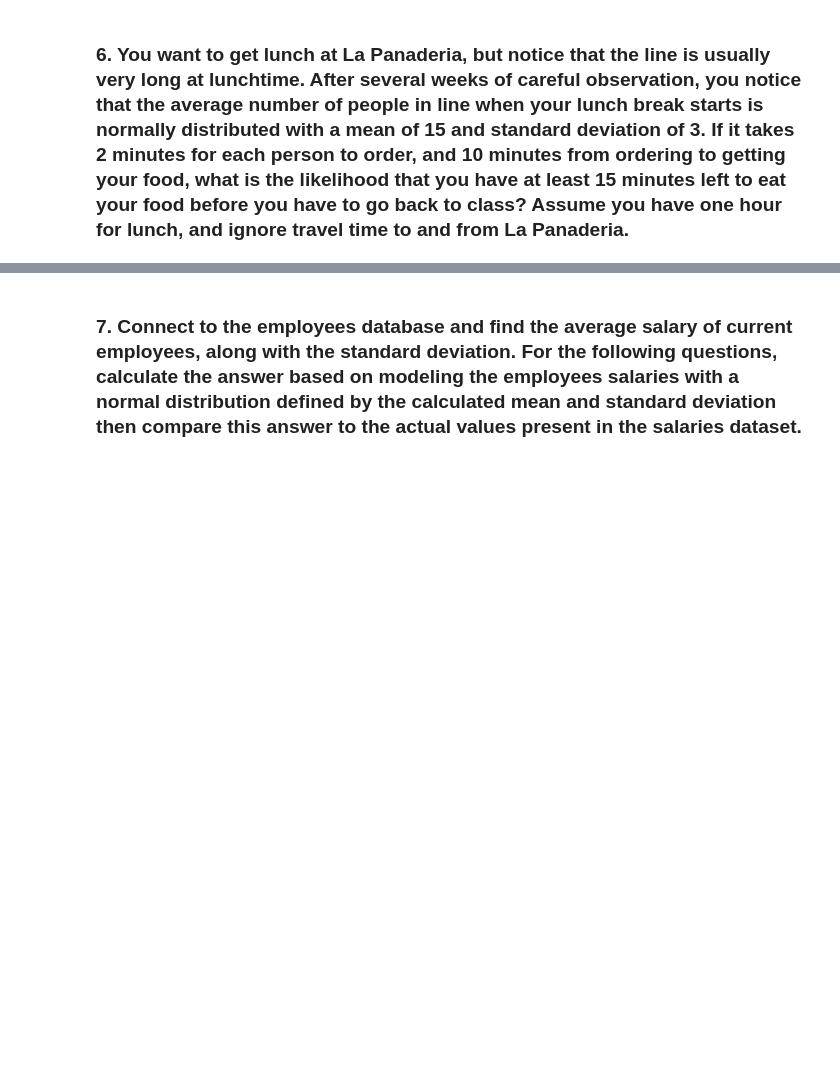
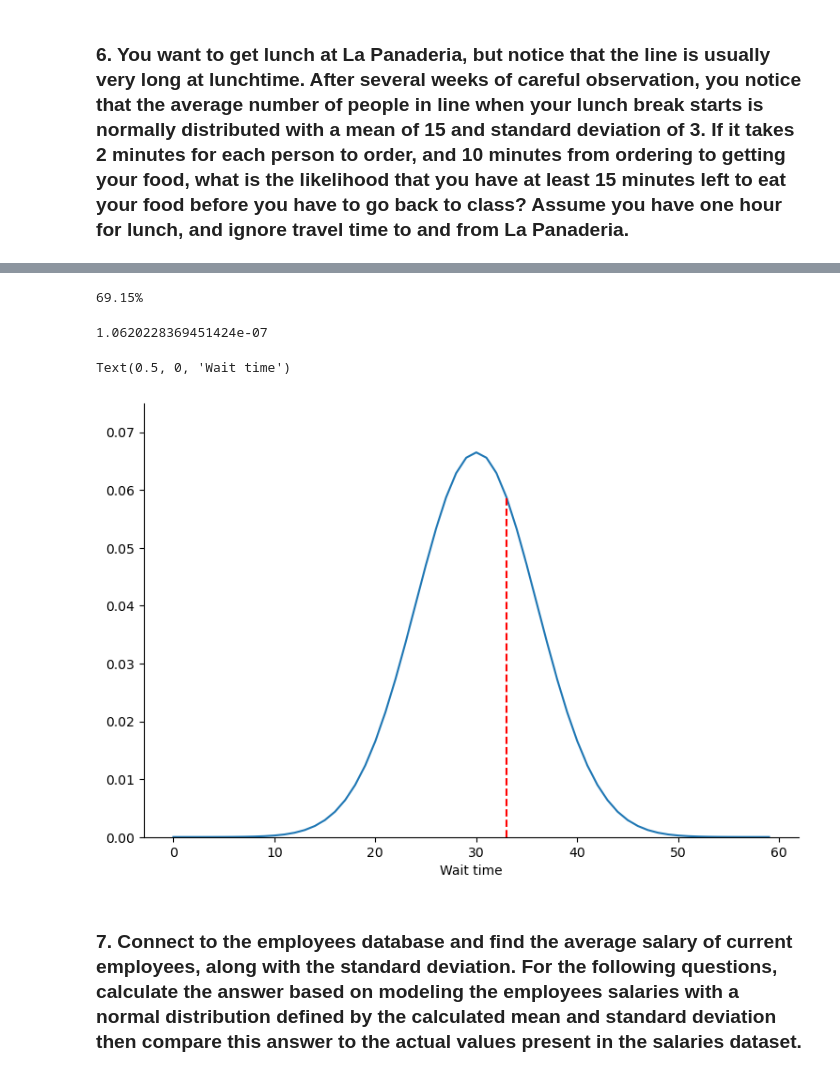
Before and after one commit to manuelparra1/statistics-exercises, a Jupyter notebook: probability_distributions.ipynb, the cells around one changed output, grey strips where cells are left out. Saved outputs shown, nothing was run; the diff lists cells and outputs as text; code cells hidden in the pictures; blank space fills up the shorter version.

```diff
--- a/probability_distributions.ipynb
+++ b/probability_distributions.ipynb
@@ -109,0 +354,4 @@ print(clicks)
+# %%
+clean_percent(lunch_line_people_probability)
+# %% [output]
+69.15%
@@ -110,2 +362,22 @@ print(clicks)
+# %%
+stats.norm(mean, std_dev).pdf(33)
+# %% [output]
+1.0620228369451424e-07
+# %%
+# Minutes Per Person
+
+mean = 15 * 2
+std_dev = 3 * 2
+
+x = np.arange(0, 60, 1)
+y = stats.norm(mean, std_dev).pdf(x)
+
+plt.plot(x,y)
+plt.vlines(33, 0 ,stats.norm(mean, std_dev).pdf(33),  ls = '--', color = 'r')
+plt.ylim(0,.075)
+plt.xlabel('Wait time')
+# %% [output]
+Text(0.5, 0, 'Wait time')
+[figure, added]
 # %% [markdown]
 ### 7. Connect to the employees database and find the average salary of current employees, along with the standard deviation. For the following questions, calculate the answer based on modeling the employees salaries with a normal distribution defined by the calculated mean and standard deviation then compare this answer to the actual values present in the salaries dataset.
```
Also changed, not shown: parts of 92 cells of this notebook, 17 other files.
